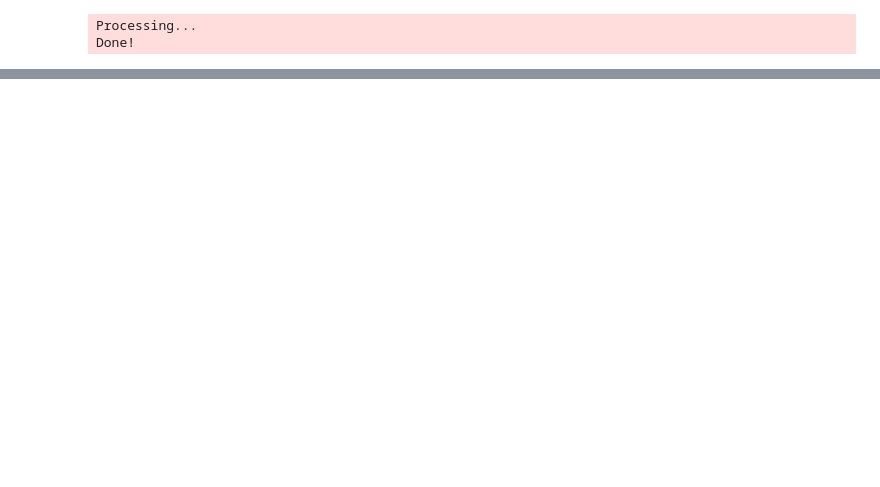
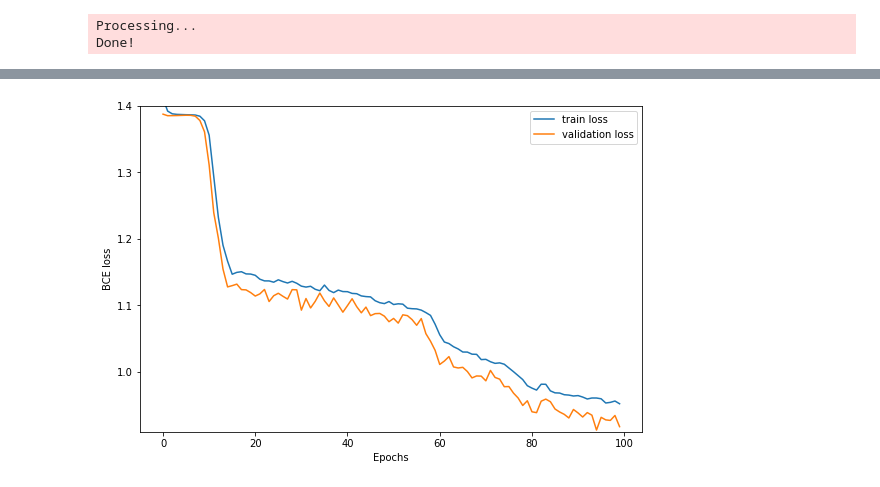
Before and after one commit to DanieleMorotti/Songs-recommendation-from-lyrics, a Jupyter notebook: songs_lyrics_GNN.ipynb, the cells around one changed output, grey strips where cells are left out. Saved outputs shown, nothing was run; the diff lists cells and outputs as text; code cells hidden in the pictures; blank space fills up the shorter version.

```diff
--- a/songs_lyrics_GNN.ipynb
+++ b/songs_lyrics_GNN.ipynb
@@ -785,0 +442,11 @@ map
+# %%
+# Save the embedding, adjacent nodes and number of nodes in variables and move to device
+device = torch.device('cuda' if torch.cuda.is_available() else 'cpu')
+
+emb = graph_dataset[0].x.to(device)
+adj_t = graph_dataset[0].adj_t.to(device)
+num_nodes = emb.size(0)
+
+train_data = train_data.to(device)
+val_data = val_data.to(device)
+test_data = test_data.to(device)
@@ -785,0 +518,5 @@ map
+# %%
+# Initialize our model and LinkPredictor
+hidden_dimension = 256
+model = SAGE(emb.size(1), hidden_dimension, hidden_dimension, 5, 0.3).to(device)
+predictor = DotProductLinkPredictor().to(device)
@@ -785,0 +1167,17 @@ map
+# %%
+hidden_dimension = 256
+linear_layers = 4
+
+model = PostProcessSAGE(emb.size(1), hidden_dimension, hidden_dimension, 5, linear_layers, 0.3).to(device)
+predictor = DotProductLinkPredictor().to(device)
+# %%
+# Initialize the optimizer and train the model
+optimizer = torch.optim.Adam(
+            list(model.parameters())  +
+            list(predictor.parameters()), lr=0.001)
+
+scheduler = torch.optim.lr_scheduler.ReduceLROnPlateau(optimizer, 'min', factor=0.2, patience=10,
+                                                        threshold=0.0001, cooldown=2)
+
+loss, val_loss = train(model, predictor, emb, adj_t, train_data, val_data, torch.nn.BCELoss(),
+                          optimizer, scheduler, 64 * 1024, 100, verbose=True)
@@ -785,0 +1202,4 @@ map
+# %%
+plot_loss(loss, val_loss, (0.91, 1.4), (9, 6))
+# %% [output]
+[figure, added]
```
Also changed, not shown: parts of 106 cells of this notebook, 1 other file.
